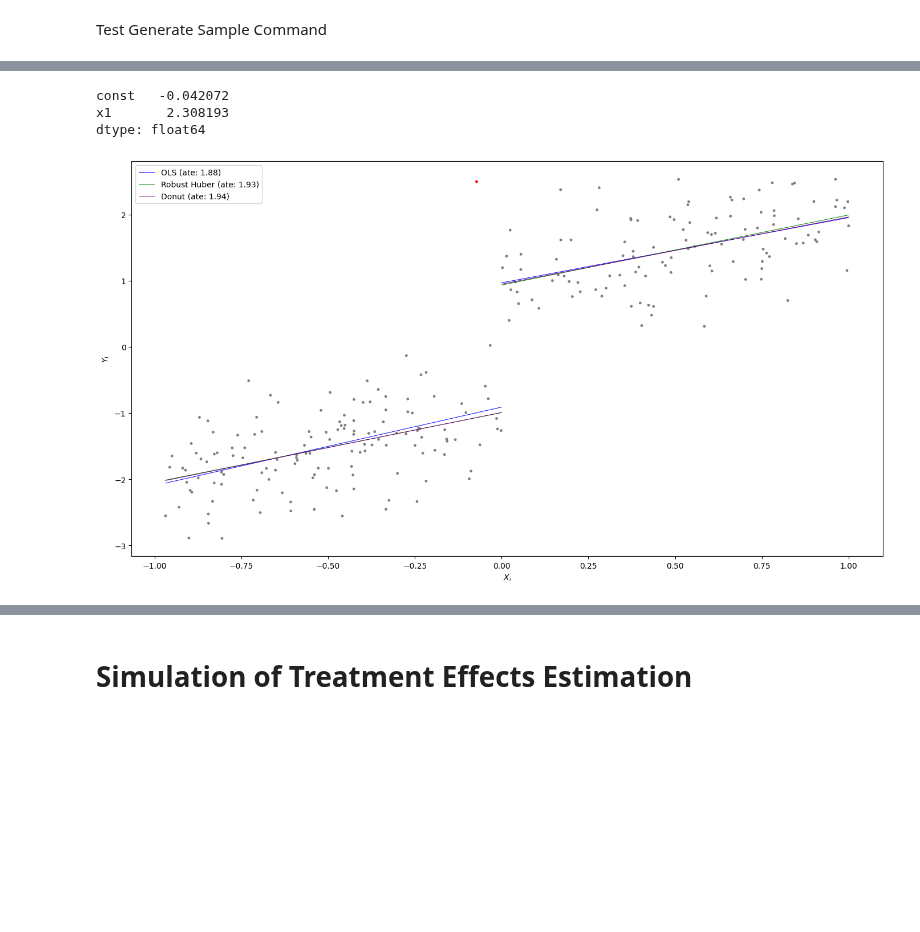
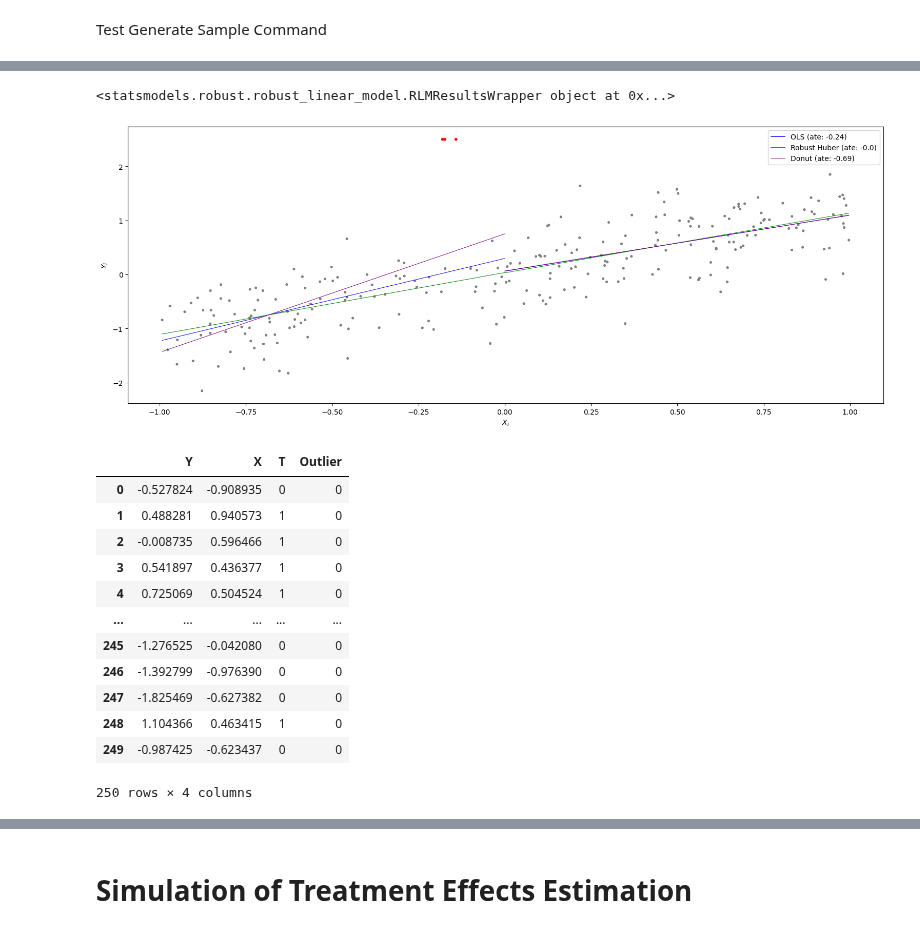
Before and after one commit to FranciscoPortilha/BSc2-Thesis---Robust-RDD, a Jupyter notebook: dev.ipynb, the cells around one changed output, grey strips where cells are left out. Cells and saved outputs as stored; diff of their text form; code cells hidden in the pictures; blank space fills up the shorter version.

```diff
--- a/dev.ipynb
+++ b/dev.ipynb
@@ -360,5 +360,5 @@ sample = genSample('Basic Linear',300,tau=2,alpha=-1,beta=1,L=200,
 # %%
-def genExog(sample, intercept=False):
+def genExog(sample, intercept=False, jointFit=False):
     '''
     This method add prepares a sample to be used as exogenous variables in regression.
 
@@ -377,7 +377,8 @@ def genExog(sample, intercept=False):
     # Copy object and delete columns that are not exogenous variables.
     exog = sample.copy()
     exog = exog.drop('Y',axis='columns')
-    exog = exog.drop('T',axis='columns')
+    if jointFit is False:
+        exog = exog.drop('T',axis='columns')
     exog = exog.drop('Outlier',axis='columns')
     # Add an intercept if requested
     if (intercept == True):
@@ -427,7 +428,7 @@ def fit(name, sample, intercept, cutoff=0):
         return NameError('Type of Estimation method is not recognised')
     # Fit model and return parameters
     res = res.fit()
-    return res.params
+    return res
 
 def splitFit (name,sample,cutoff,intercept):
     '''
@@ -455,10 +456,15 @@ def splitFit (name,sample,cutoff,intercept):
     # Split sample at cutoff
     sample_below = sample.loc[sample.X<=cutoff]
     sample_above = sample.loc[sample.X>cutoff]
-    params_below = fit(name, sample_below,intercept=intercept)
-    params_above = fit(name, sample_above,intercept=intercept)
+    params_below = fit(name, sample_below,intercept=intercept).params
+    params_above = fit(name, sample_above,intercept=intercept).params
     #print(params_below, params_above)
     return params_below, params_above
+
+def jointFit(name,sample,cutoff=0):
+    sample['XT'] = sample.apply(lambda row: row.X + row.T, axis=1)
+    return fit(name,sample,True,cutoff,True)
+
 
 def fitRD(name,sample,cutoff):
     '''
@@ -517,8 +523,9 @@ def plotSplitFitComparison(sample, cutoff, name1, name2="", name3=""):
 
 
     # Plot scatter observations
+    cmap = matplotlib.colors.LinearSegmentedColormap.from_list("", ["grey","red"])
+    plt.figure(figsize=(19,7))
     plt.scatter(sample.X,sample.Y,s=6,c=sample.Outlier,cmap=cmap)
-    cmap = matplotlib.colors.LinearSegmentedColormap.from_list("", ["grey","red"])
     plt.scatter(sample.X,sample.Y,s=6,c=sample.Outlier,cmap=cmap)
     plt.xlabel('$X_i$')
     plt.ylabel('$Y_i$')
@@ -540,13 +547,27 @@ def plotSplitFitComparison(sample, cutoff, name1, name2="", name3=""):
 param = fit('Robust Huber',sample,True)
 print(param)
 # %% [output]
-const   -0.042072
-x1       2.308193
-dtype: float64
+<statsmodels.robust.robust_linear_model.RLMResultsWrapper object at 0x...>
 # %%
-sample = genSample('Basic Linear',250,tau=2,alpha=-1,beta=1,L=200,
-                   outlier=True,outlierMethod='Simple', nOutliers=1,printPlot=False)
+sample = genSample('Basic Linear',250,tau=0.3,alpha=-0.15,beta=1,L=200,
+                   outlier=True,outlierMethod='Simple Outside', nOutliers=5,printPlot=False)
 #sample['Xsq'] = sample.X**2
 plotSplitFitComparison(sample,0,'OLS','Robust Huber','Donut')
 # %% [output]
-[figure, old version]
+[figure, new version]
+# %%
+sample
+# %% [output]
+|  | Y | X | T | Outlier |
+| 0 | -0.527824 | -0.908935 | 0 | 0 |
+| 1 | 0.488281 | 0.940573 | 1 | 0 |
+| 2 | -0.008735 | 0.596466 | 1 | 0 |
+| 3 | 0.541897 | 0.436377 | 1 | 0 |
+| 4 | 0.725069 | 0.504524 | 1 | 0 |
+| ... | ... | ... | ... | ... |
+| 245 | -1.276525 | -0.042080 | 0 | 0 |
+| 246 | -1.392799 | -0.976390 | 0 | 0 |
+| 247 | -1.825469 | -0.627382 | 0 | 0 |
+| 248 | 1.104366 | 0.463415 | 1 | 0 |
+| 249 | -0.987425 | -0.623437 | 0 | 0 |
+250 rows × 4 columns
```
Also changed, not shown: parts of 3 cells of this notebook.
